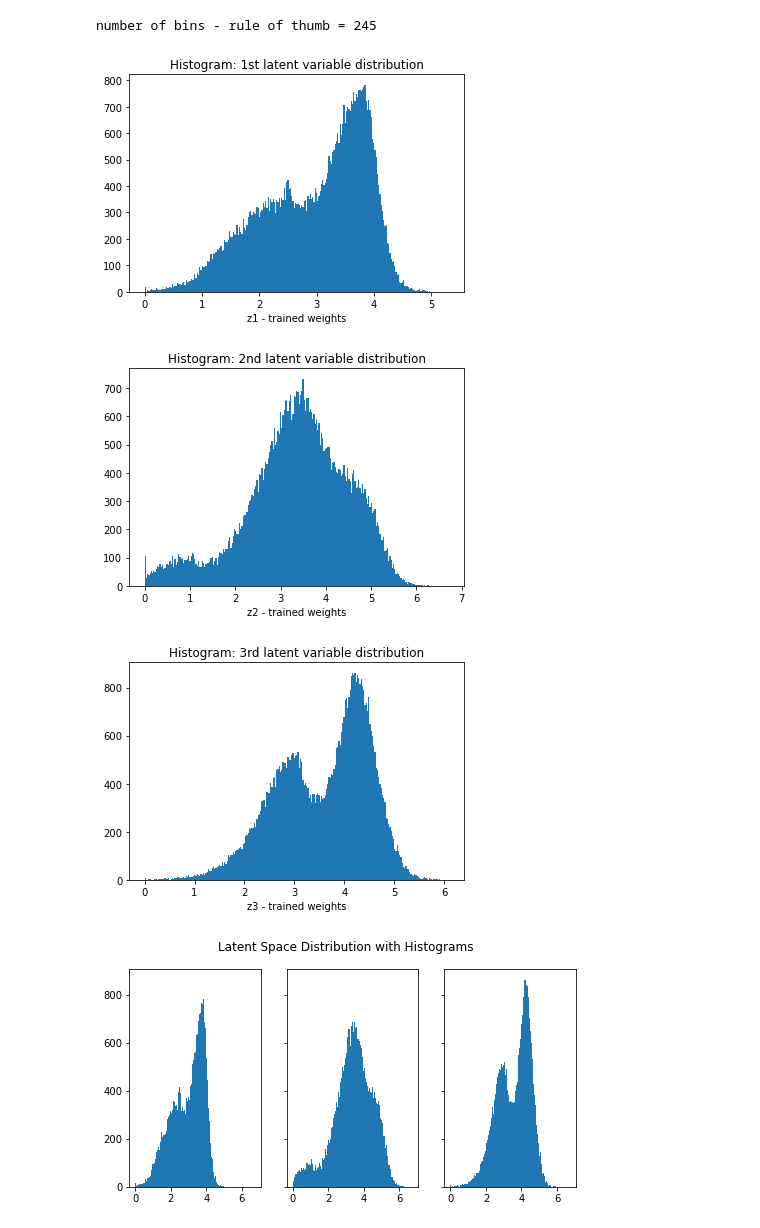
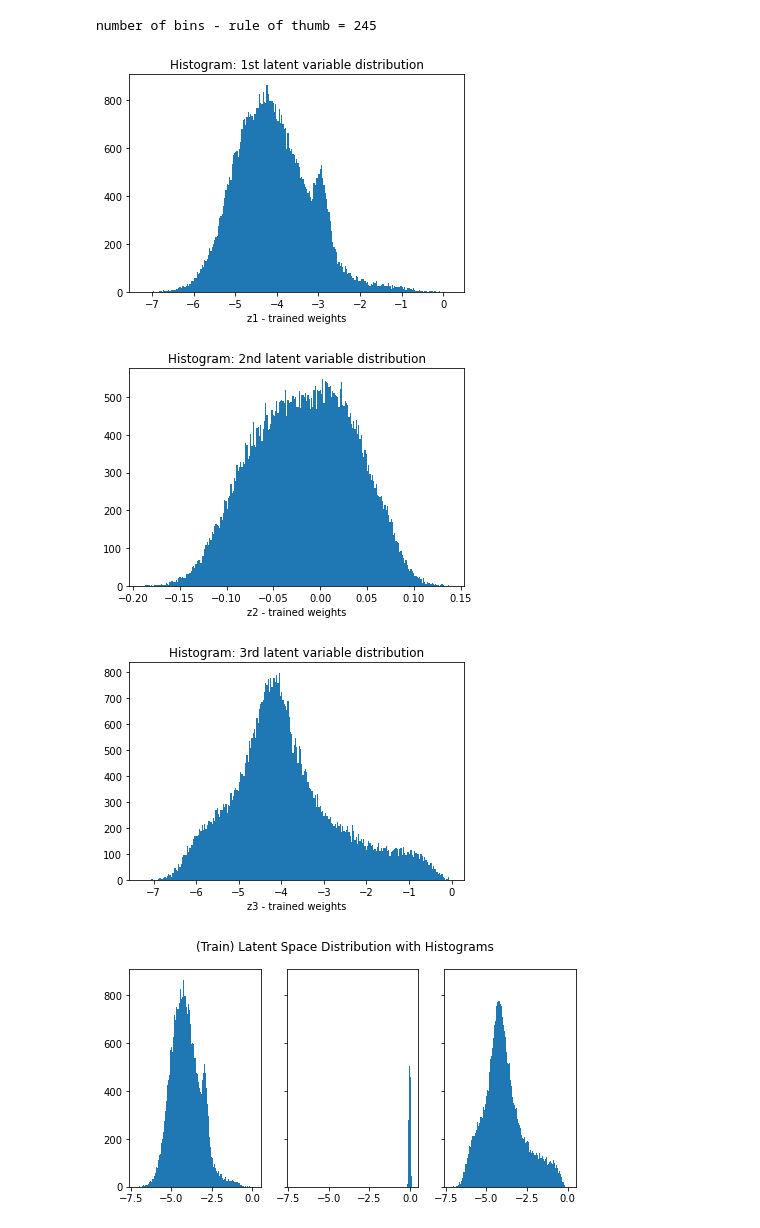
Before and after one commit to arjun-majumdar/Autoencoders_Experiments, a Jupyter notebook: VAE_LeNet300_MNIST-TF2.ipynb, the cells around one changed output. Saved outputs shown, nothing was run; the diff lists cells and outputs as text; code cells hidden in the pictures.

```diff
--- a/VAE_LeNet300_MNIST-TF2.ipynb
+++ b/VAE_LeNet300_MNIST-TF2.ipynb
@@ -842,0 +830,3 @@ X_test.shape, X_test_encoded.shape
+# %%
+mu_train = model.mu(X_train_encoded)
+log_var_train = model.log_var(X_train_encoded)
@@ -842,0 +836,3 @@ X_test.shape, X_test_encoded.shape
+# %%
+z_train = mu_train + log_var_train
+z_test = mu_test + log_var_test
@@ -882,31 +884,31 @@ lv = 3: mean = 3.5783 & std dev = 0.8940
 ### Visualize _latent space_ distributions for all latent variables
 # %%
 # Compute number of bins using rule of thumnb-
-num_bins = int(np.ceil(np.sqrt(len(X_train_encoded[:, 0]))))
+num_bins = int(np.ceil(np.sqrt(len(z_train[:, 0]))))
 print(f"number of bins - rule of thumb = {num_bins}")
 # %% [output]
 number of bins - rule of thumb = 245
 # %%
-n, b, _ = plt.hist(X_train_encoded[:, 0].numpy(), bins = num_bins)
+n, b, _ = plt.hist(z_train[:, 0].numpy(), bins = num_bins)
 plt.title("Histogram: 1st latent variable distribution")
 plt.xlabel("z1 - trained weights")
 plt.show()
 # %% [output]
-[figure, old version]
+[figure, new version]
 # %%
-n, b, _ = plt.hist(X_train_encoded[:, 1].numpy(), bins = num_bins)
+n, b, _ = plt.hist(z_train[:, 1].numpy(), bins = num_bins)
 plt.title("Histogram: 2nd latent variable distribution")
 plt.xlabel("z2 - trained weights")
 plt.show()
 # %% [output]
-[figure, old version]
+[figure, new version]
 # %%
-n, b, _ = plt.hist(X_train_encoded[:, 2].numpy(), bins = num_bins)
+n, b, _ = plt.hist(z_train[:, 2].numpy(), bins = num_bins)
 plt.title("Histogram: 3rd latent variable distribution")
 plt.xlabel("z3 - trained weights")
 plt.show()
 # %% [output]
-[figure, old version]
+[figure, new version]
 # %%
 fig, axes = plt.subplots(
     nrows = 1, ncols = 3,
@@ -916,11 +918,10 @@ fig, axes = plt.subplots(
 
 i = 0
 for col in range(len(axes)):
-    # for col in range(len(axes[0])):
-    axes[col].hist(X_train_encoded[:, i].numpy(), bins = num_bins)
+    axes[col].hist(z_train[:, i].numpy(), bins = num_bins)
     i += 1
 
-plt.suptitle("Latent Space Distribution with Histograms")
+plt.suptitle("(Train) Latent Space Distribution with Histograms")
 plt.show()
 # %% [output]
-[figure, old version]
+[figure, new version]
```
Also changed, not shown: parts of 20 cells of this notebook.
